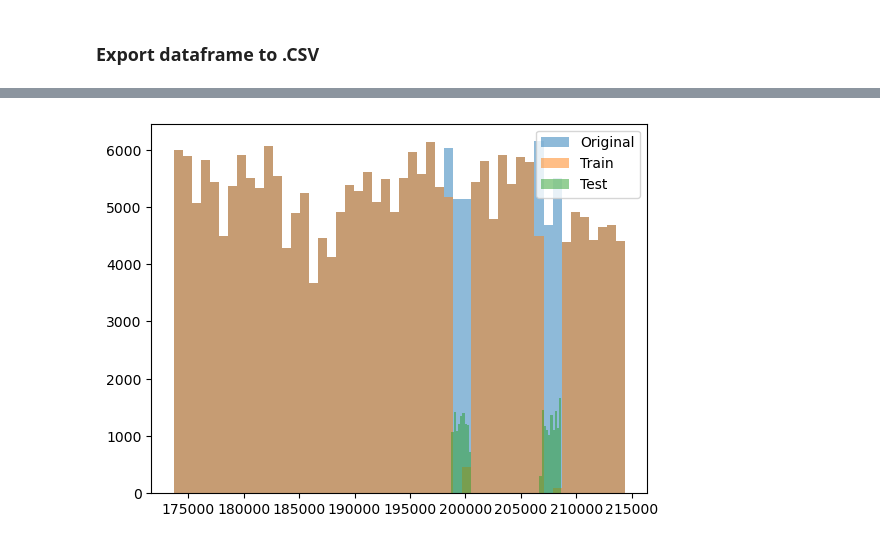
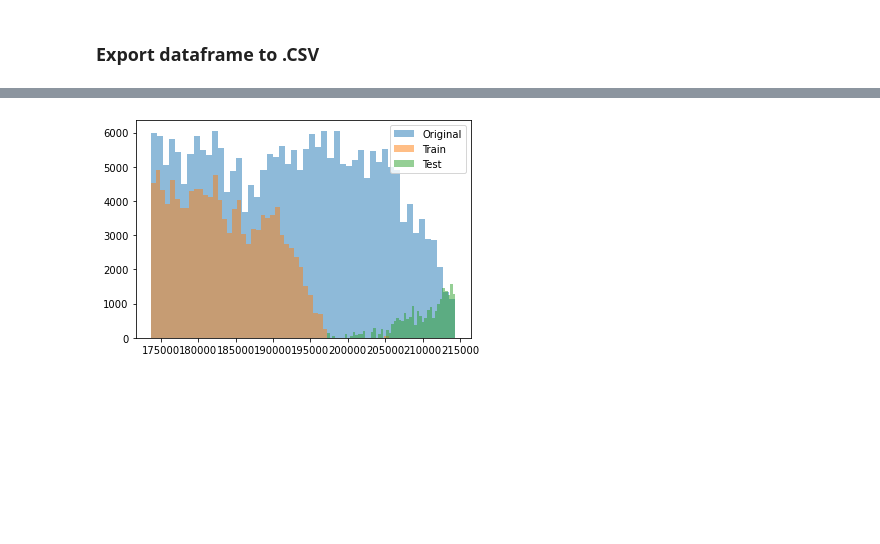
Before and after one commit to KonstantinGeorgiev0/Process-Mining, a Jupyter notebook: 2_Preprocessing.ipynb, the cells around one changed output, grey strips where cells are left out. Saved outputs shown, nothing was run; the diff lists cells and outputs as text; code cells hidden in the pictures; blank space fills up the shorter version.

Commit message:
preprocessing changes

```diff
--- a/2_Preprocessing.ipynb
+++ b/2_Preprocessing.ipynb
@@ -7,7 +7,7 @@ import time, datetime
 from sklearn.model_selection import train_test_split
 from sklearn.preprocessing import LabelEncoder, OrdinalEncoder
 # %%
-df = pd.read_csv('BPI_Challenge_2012-training.csv')
+train = pd.read_csv('BPI_Challenge_2012-training.csv')
 test = pd.read_csv('BPI_Challenge_2012-test.csv')
 # %% [markdown]
 ### **Functions concerning time**
@@ -180 +173,14 @@ df = preprocessing(df)
+# %%
+# merge the data sets and preprocess
+# train = pd.concat([train, test], axis="rows", ignore_index=True)
+
+
+# train = preprocessing(train)
+# test = preprocessing(test)
+
+train['case REG_DATE'] =  pd.to_datetime(train['case REG_DATE'])
+train['event time:timestamp'] =  pd.to_datetime(train['event time:timestamp'])
+
+test['case REG_DATE'] =  pd.to_datetime(test['case REG_DATE'])
+test['event time:timestamp'] =  pd.to_datetime(test['event time:timestamp'])
 # %%
@@ -185,6 +191,6 @@ df = preprocessing(df)
 # %%
-train = df.iloc[:239787]
-test = df.iloc[239787:]
+# train = train.iloc[:239787]
+# test = train.iloc[239787:]
 # %% [markdown]
 ### **Export dataframe to .CSV**
 # %%
@@ -206,19 +217,19 @@ Timestamp('2012-01-02 08:13:55.205000')
 # %%
 import matplotlib.pyplot as plt
 
 # Plot histogram of the feature in the original dataset
-plt.hist(df['case concept:name'], bins=50, alpha=0.5, label='Original')
+plt.hist(train['case concept:name'], bins=50, alpha=0.5, label='Original')
 
 # Plot histogram of the feature in the training set
-plt.hist(train['case concept:name'], bins=50, alpha=0.5, label='Train')
+plt.hist(train_data_filtered['case concept:name'], bins=50, alpha=0.5, label='Train')
 
 # Plot histogram of the feature in the testing set
 plt.hist(test['case concept:name'], bins=50, alpha=0.5, label='Test')
 
 plt.legend(loc='upper right')
 plt.show()
 # %% [output]
-[figure, old version]
+[figure, new version]
 # %%
 # Plot scatter plot of event timestamp vs case concept:name for the training data
 plt.scatter(train['event time:timestamp'].sample(frac=0.002, replace=True, random_state=1), train['case concept:name'].sample(frac=0.002, replace=True, random_state=1), alpha=0.5, label='Train', color='green')
```
Also changed, not shown: parts of 11 cells of this notebook, 2 other files.
